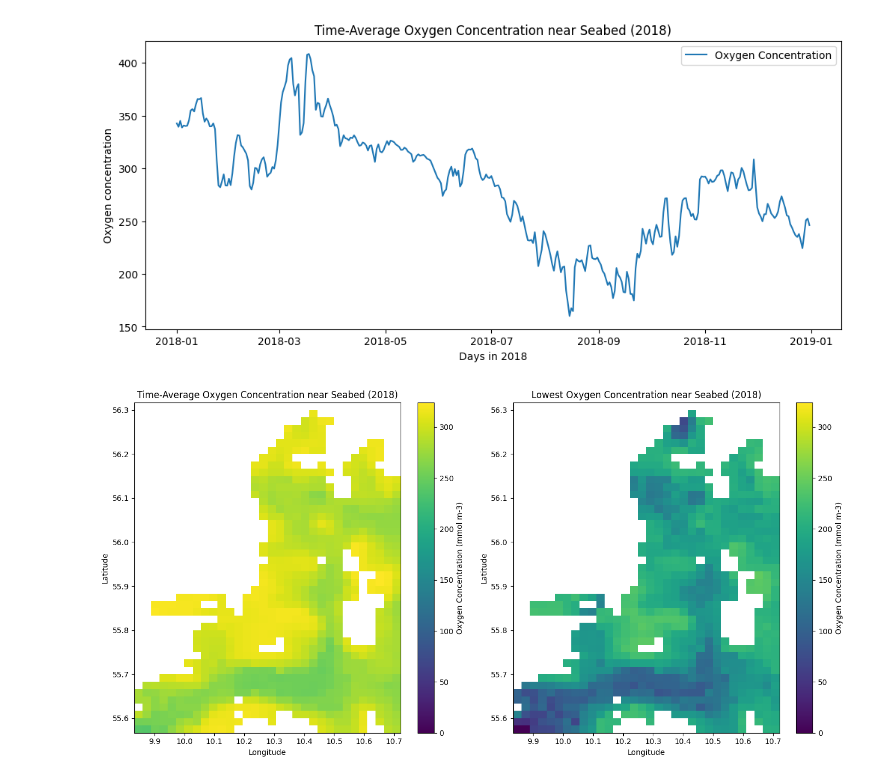
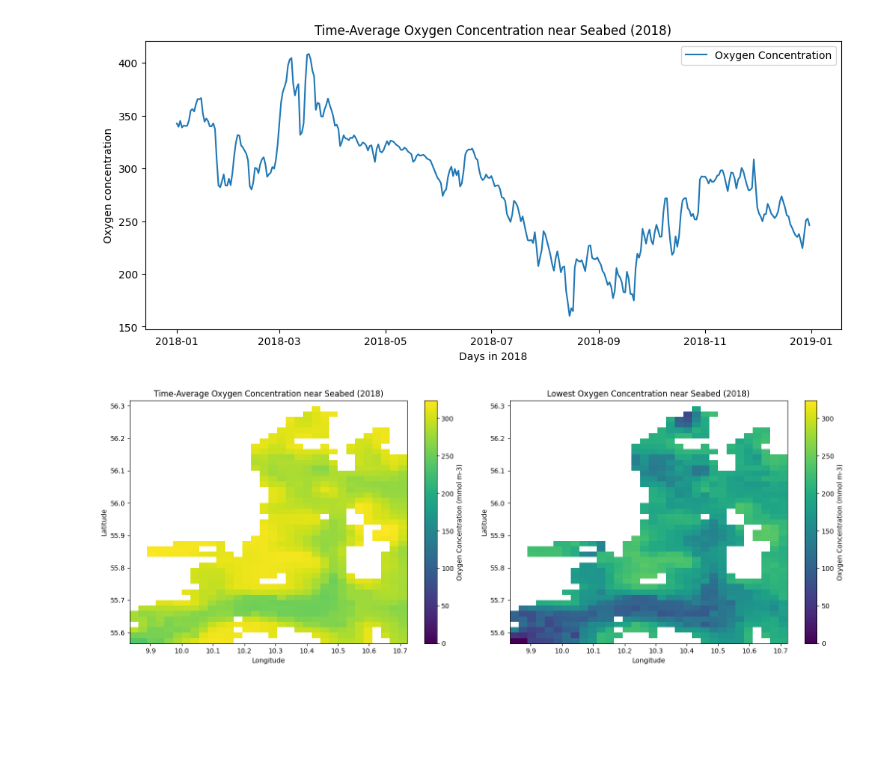
Before and after one commit to hrobjarturh/CMEMS-data-handling, a Jupyter notebook: assignment3/answers.ipynb, the cells around one changed output. Drawn from its saved outputs; the diff is of its cells as text; code cells hidden in the pictures; blank space fills up the shorter version.

Commit message:
add figures

```diff
--- a/assignment3/answers.ipynb
+++ b/assignment3/answers.ipynb
@@ -51,35 +63,35 @@ import numpy as np
 # Calculate the time-average oxygen concentration near the seabed
 time_avg_oxygen = ds['o2b'].mean(dim='time')
 
 # Calculate the minimum oxygen concentration near the seabed over time
 min_oxygen = ds['o2b'].min(dim='time')
 
 # Determine the color limits based on the data
 vmin = min(time_avg_oxygen.min(), min_oxygen.min())
 vmax = max(time_avg_oxygen.max(), min_oxygen.max())
 
 # Plot the time-average oxygen concentration
-plt.figure(figsize=(14, 7))
+plt.figure(figsize=(16, 6))
 plt.subplot(1, 2, 1)
 plt.pcolormesh(ds['longitude'], ds['latitude'], time_avg_oxygen, shading='auto', cmap='viridis', vmin=vmin, vmax=vmax)
 plt.colorbar(label='Oxygen Concentration (mmol m-3)')
 plt.title('Time-Average Oxygen Concentration near Seabed (2018)')
 plt.xlabel('Longitude')
 plt.ylabel('Latitude')
 
 # Plot the minimum oxygen concentration
 plt.subplot(1, 2, 2)
 plt.pcolormesh(ds['longitude'], ds['latitude'], min_oxygen, shading='auto', cmap='viridis', vmin=vmin, vmax=vmax)
 plt.colorbar(label='Oxygen Concentration (mmol m-3)')
 plt.title('Lowest Oxygen Concentration near Seabed (2018)')
 plt.xlabel('Longitude')
 plt.ylabel('Latitude')
 
 plt.tight_layout()
 plt.show()
 # existing code...
 # %% [output]
-[figure, old version]
+[figure, new version]
 # %%
 # existing code...
 # Conversion factor from mmol/m³ to ml/l
```
Also changed, not shown: parts of 3 cells of this notebook, 5 other files.
